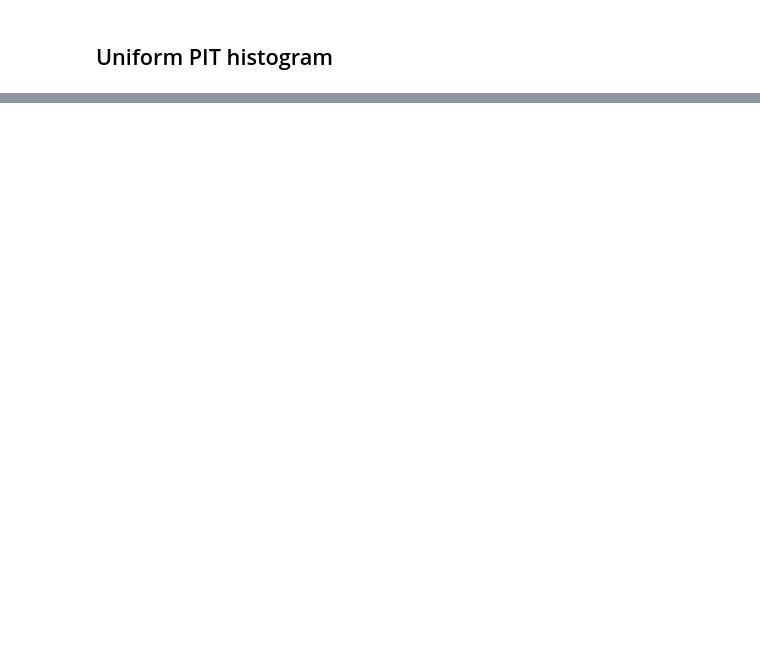
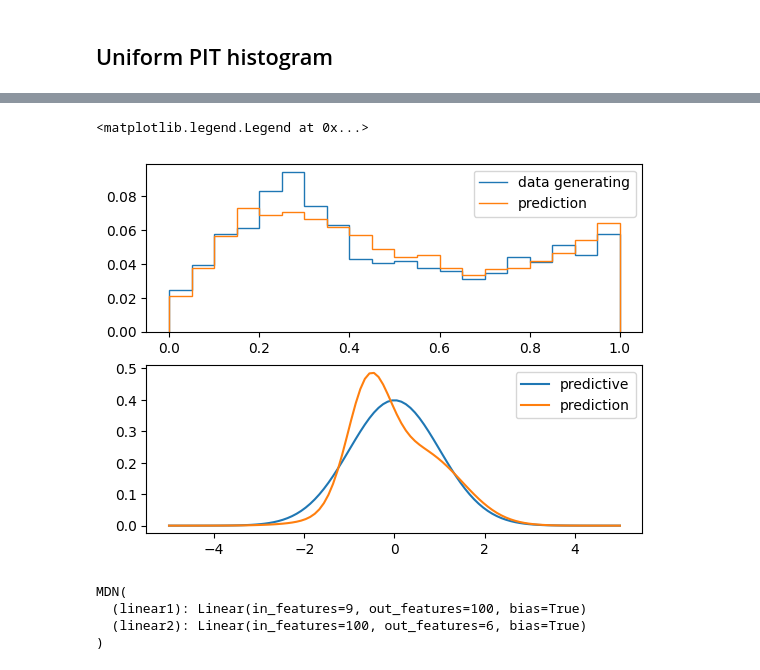
Before and after one commit to podondra/calibration, a Jupyter notebook: experiment.ipynb, the cells around one changed output, grey strips where cells are left out. Cells and saved outputs as stored; diff of their text form; code cells hidden in the pictures; blank space fills up the shorter version.

```diff
--- a/experiment.ipynb
+++ b/experiment.ipynb
@@ -77,0 +126,9 @@ pit_hist_protein = data.pit_hist(pit_values_protein, BINS)
+# %%
+X_train, y_train = data.protein()
+X_train, X_test, y_train, y_test = model_selection.train_test_split(X_train, y_train, test_size=0.1, random_state=33)
+X_train, X_valid, y_train, y_valid = model_selection.train_test_split(X_train, y_train, test_size=0.1, random_state=79)
+X_scaler, y_scaler = preprocessing.StandardScaler(), preprocessing.StandardScaler()
+X_train, y_train = X_scaler.fit_transform(X_train), y_scaler.fit_transform(y_train)
+X_valid, y_valid = X_scaler.transform(X_valid), y_scaler.transform(y_valid)
+X_train, y_train = data.array2tensor(X_train), data.array2tensor(X_valid)
+X_valid, y_valid = data.array2tensor(X_valid), data.array2tensor(y_valid)
@@ -78,2 +152,6 @@ pit_hist_protein = data.pit_hist(pit_values_protein, BINS)
+# %%
+_, mu, s2 = dn_protein.predict(X_valid)
+pit_values = pit.pit(dist.Gaussian(mu, s2), y_valid)
+pit_hist_protein = pit.pit_hist(pit_values, BINS)
 # %%
 alpha_protein, mu_protein, simga_protein = model.predict(pit_hist_protein)
@@ -82,11 +158,26 @@ alpha_protein
 # %%
-sample = dists.sample_normal_mixture(alpha_protein, mu_protein, simga_protein, 10000)
-pit_values = data.pit(dists.Normal(0, 1), sample)
-pit_hist = data.pit_hist(pit_values, BINS)
+sample = dist.sample_gaussian_mixture(alpha_protein, mu_protein, simga_protein, 10000)
+pit_values = pit.pit(dist.Gaussian(), sample)
+pit_hist = pit.pit_hist(pit_values, BINS)
 # %%
-dist_protein = mdn.mdn2dist(alpha_protein, mu_protein, simga_protein)
 _, (ax1, ax2) = plt.subplots(nrows=2)
-plot.pit_hist(ax1, pit_hist_protein, BINS)
-plot.pit_hist(ax1, pit_hist, BINS)
-plot.pdf(ax2, dist_protein)
-dist_protein
+plot.pit_hist(ax1, pit_hist_protein, BINS, label="data generating")
+plot.pit_hist(ax1, pit_hist, BINS, label="prediction")
+ax1.legend()
+plot.pdf(ax2, dist.Gaussian(), label="predictive")
+plot.pdf(ax2, method.params2dist(alpha_protein, mu_protein, simga_protein), label="prediction")
+ax2.legend()
+# %% [output]
+<matplotlib.legend.Legend at 0x...>
+[figure, added]
+# %%
+checkpoint = torch.load("models/effortless-blaze-31.pt")
+hyperparams = checkpoint["hyperparams"]
+mdn_protein = method.MDN(inputs=9, neurons=hyperparams["neurons"], m=2)
+mdn_protein.load_state_dict(checkpoint["model_state_dict"])
+mdn_protein
+# %% [output]
+MDN(
+  (linear1): Linear(in_features=9, out_features=100, bias=True)
+  (linear2): Linear(in_features=100, out_features=6, bias=True)
+)
```
Also changed, not shown: parts of 21 cells of this notebook, 8 other files.
